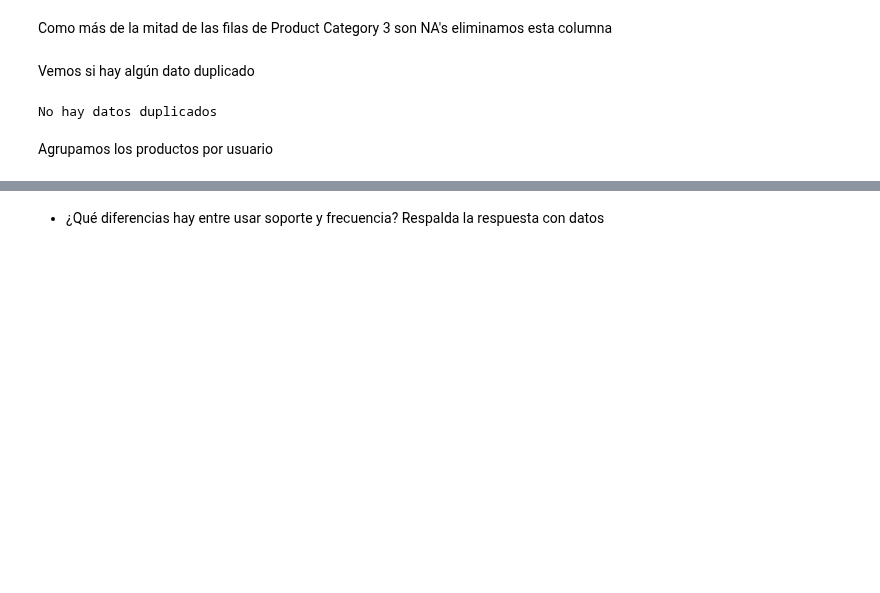
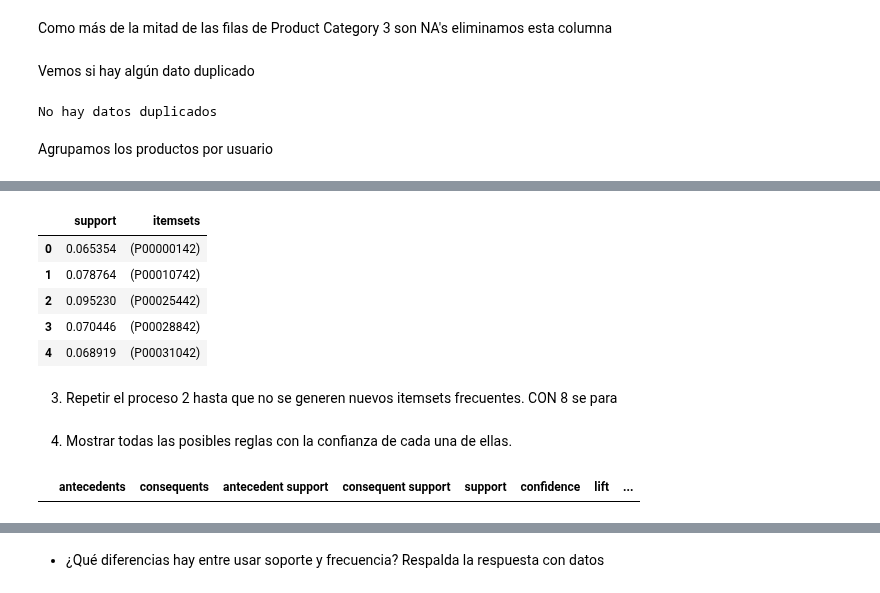
Before and after one commit to javierarteagapuell/deeplearning, a Jupyter notebook: Prac2Ej1.ipynb, the cells around one changed output, grey strips where cells are left out. Saved outputs shown, nothing was run; the diff lists cells and outputs as text; code cells hidden in the pictures; blank space fills up the shorter version.

```diff
--- a/Prac2Ej1.ipynb
+++ b/Prac2Ej1.ipynb
@@ -106,6 +141,12 @@ Itemset frecuentes (Son los que tengan un soporte alto)
 # %%
 from mlxtend.frequent_patterns import apriori, association_rules
 
-frequent_itemsets = apriori(Server_ID, min_support=0.06, use_colnames=True)
-rules = association_rules(frequent_itemsets, metric='confidence', min_threshold=0.8)
+frequent_itemsets = apriori(Server_ID2, min_support=0.06, use_colnames=True)
 frequent_itemsets.head()
+# %% [output]
+|  | support | itemsets |
+| 0 | 0.065354 | (P00000142) |
+| 1 | 0.078764 | (P00010742) |
+| 2 | 0.095230 | (P00025442) |
+| 3 | 0.070446 | (P00028842) |
+| 4 | 0.068919 | (P00031042) |
@@ -113,0 +153,2 @@ rules.head()
+# %% [markdown]
+3) Repetir el proceso 2 hasta que no se generen nuevos itemsets frecuentes. CON 8 se para
@@ -113,0 +159,10 @@ rules.head()
+# %% [markdown]
+4) Mostrar todas las posibles reglas con la confianza de cada una de ellas.
+# %%
+#rules = association_rules(frq_items, metric ="lift", min_threshold = 0.8)
+#rules = rules.sort_values(['confidence', 'lift'], ascending =[False, False])
+
+rules = association_rules(frequent_itemsets, metric='confidence', min_threshold=0.8)
+rules.head()
+# %% [output]
+|  | antecedents | consequents | antecedent support | consequent support | support | confidence | lift | ... |
```
Also changed, not shown: parts of 19 cells of this notebook.
